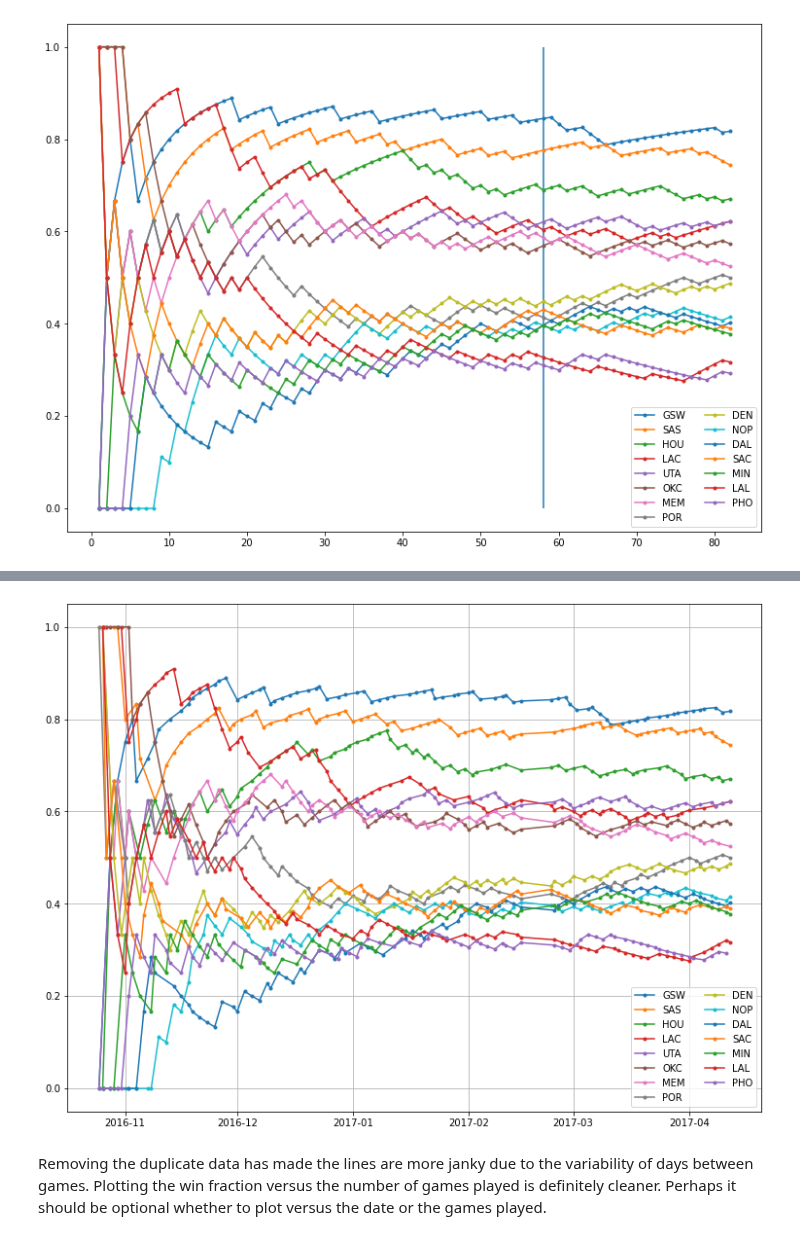
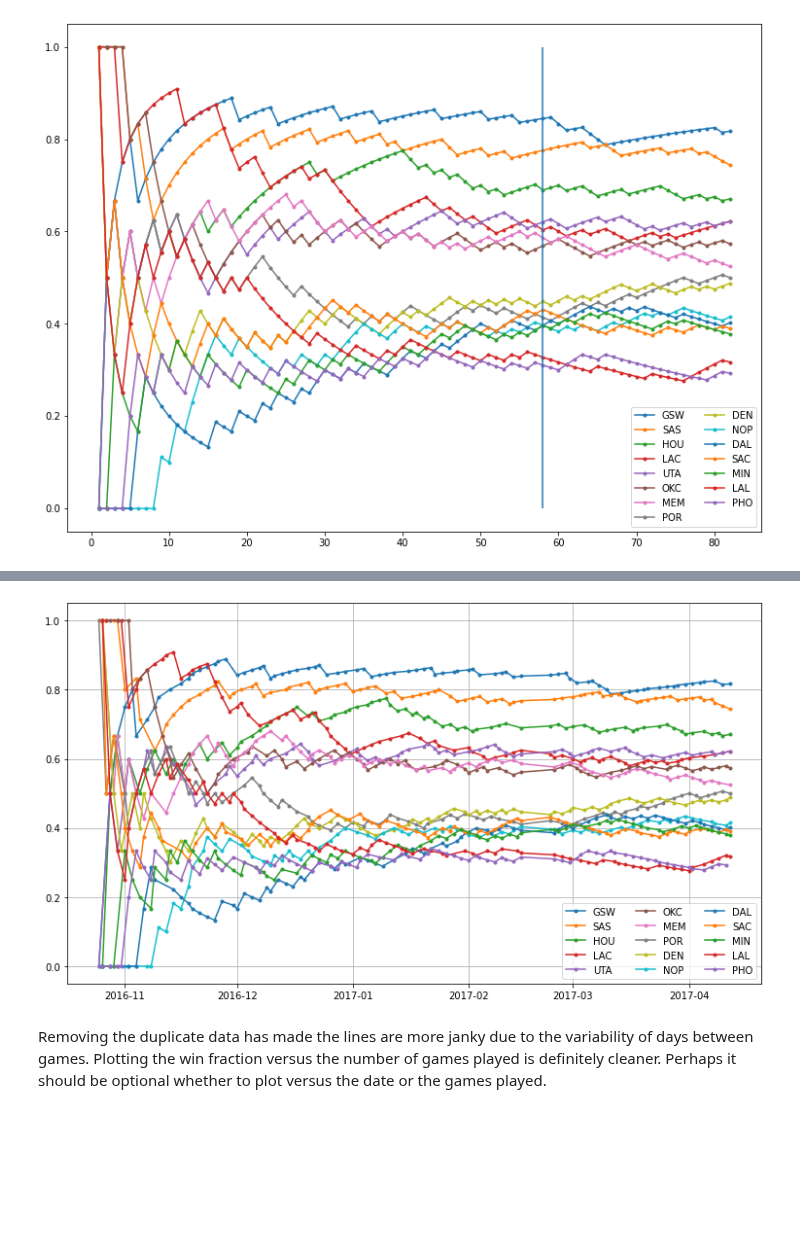
Before and after one commit to stephen-young/nba-standings-progression, a Jupyter notebook: notebooks/panda_test.ipynb, the cells around one changed output, grey strips where cells are left out. Saved outputs shown, nothing was run; the diff lists cells and outputs as text; code cells hidden in the pictures; blank space fills up the shorter version.

```diff
--- a/notebooks/panda_test.ipynb
+++ b/notebooks/panda_test.ipynb
@@ -526,3 +554,3 @@ DatetimeIndex(['2016-10-25', '2016-10-25', '2016-10-25', '2016-10-25',
 # %%
-fig2, ax2 = plt.subplots(figsize=(12.8, 9.6))
+fig2, ax2 = plt.subplots(figsize=(12.8, 7.2))
 # %% [output]
@@ -532,10 +560,10 @@ for team in team_list:
     standings_data = zoo[zoo['team'] == team]
     ax2.plot(standings_data.index, standings_data['PCT'], label=team, marker='.')
 # %%
-ax2.legend(ncol=2)
+ax2.legend(ncol=3)
 ax2.grid()
 fig2
 # %% [output]
-[figure, old version]
+[figure, new version]
 # %% [markdown]
 Removing the duplicate data has made the lines are more janky due to the variability of days between games. Plotting the win fraction versus the number of games played is definitely cleaner. Perhaps it should be optional whether to plot versus the date or the games played.
```
Also changed, not shown: parts of 44 cells of this notebook, 1 other file.
